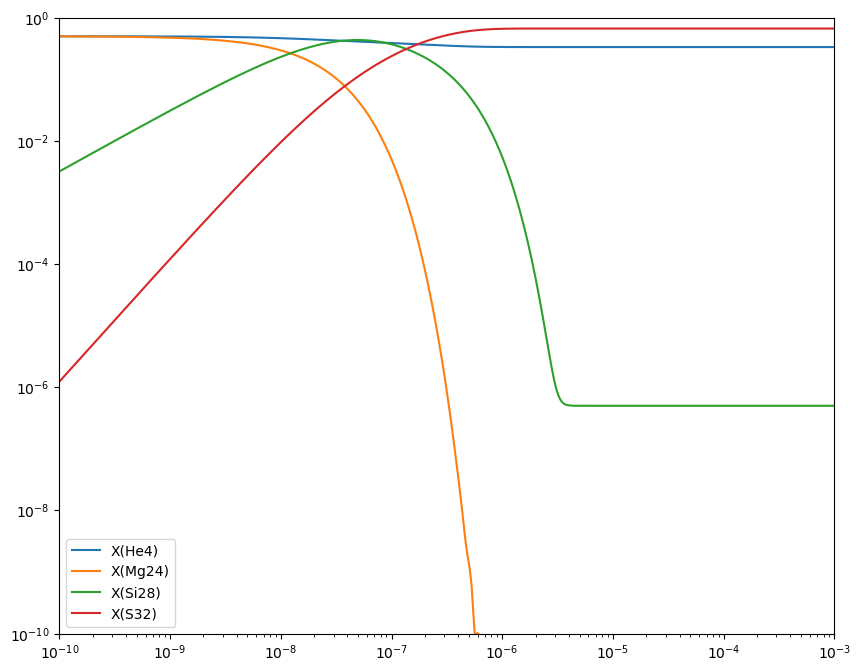
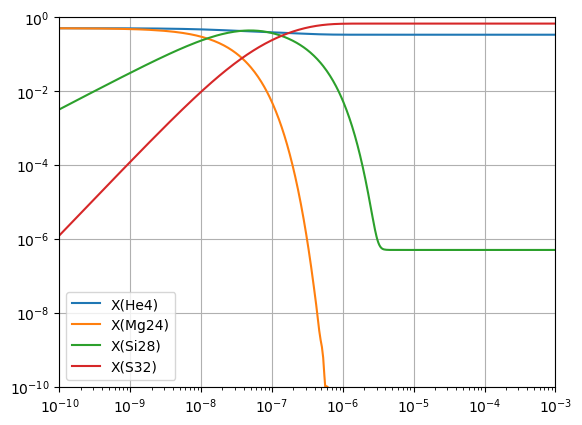
Code edit (unified diff) that turned the first committed figure into the second:
--- before
+++ after
@@ -8,4 +8,3 @@
 ax.set_xlim(1.e-10, 1.e-3)
 ax.set_ylim(1.e-10, 1)
-
-fig.set_size_inches((10, 8))
+ax.grid()

Commit: more updates